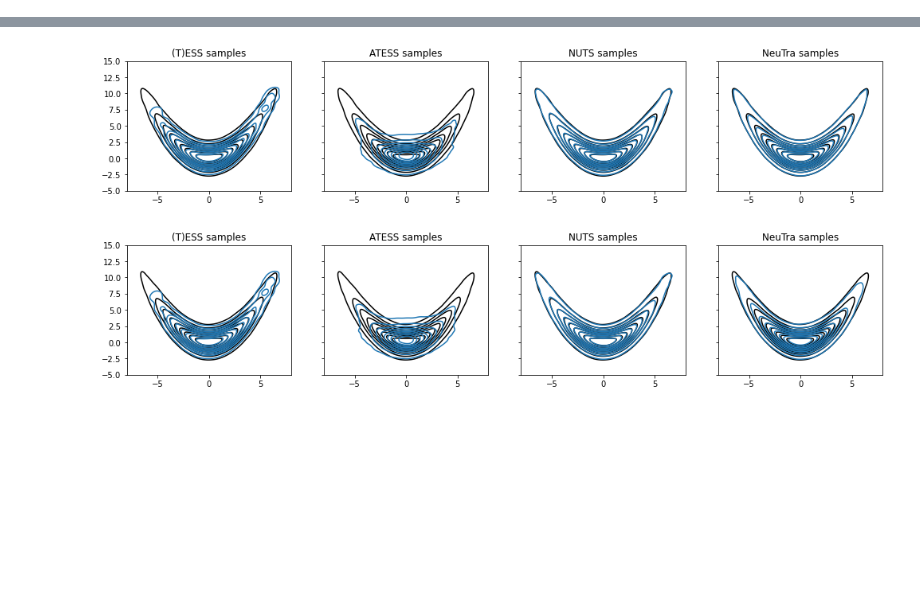
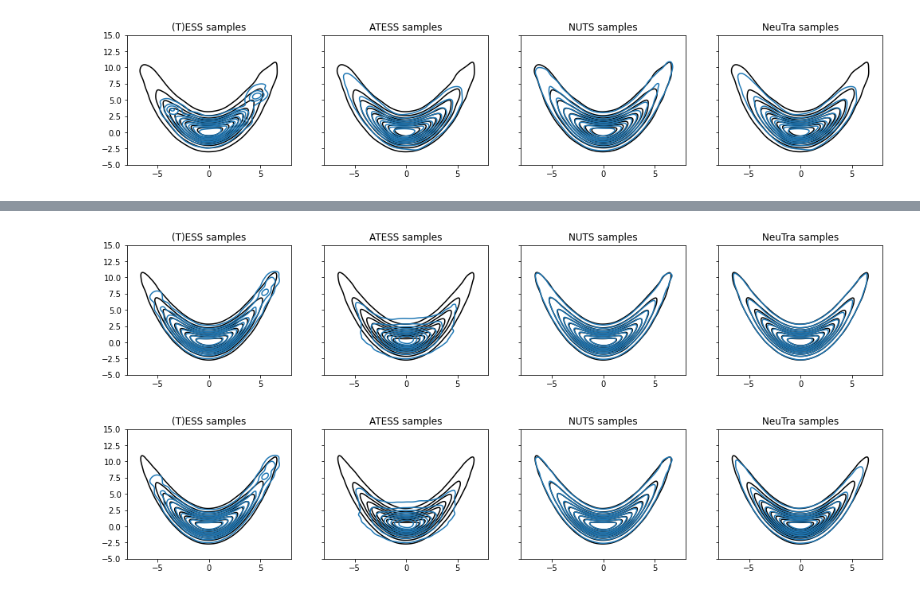
Before and after one commit to albcab/TESS, a Jupyter notebook: banana.ipynb, the cells around one changed output, grey strips where cells are left out. Saved outputs shown, nothing was run; the diff lists cells and outputs as text; code cells hidden in the pictures; blank space fills up the shorter version.

```diff
--- a/banana.ipynb
+++ b/banana.ipynb
@@ -54,0 +109,5 @@ banana_fn = lambda x: banana(**x)
+# %%
+#epoch 0 (flow)
+compare_plot_contour(banana_fn, ess, atess_flow, nuts, neutra_flow)
+# %% [output]
+[figure, added]
```
Also changed, not shown: parts of 10 cells of this notebook, 13 other files.
